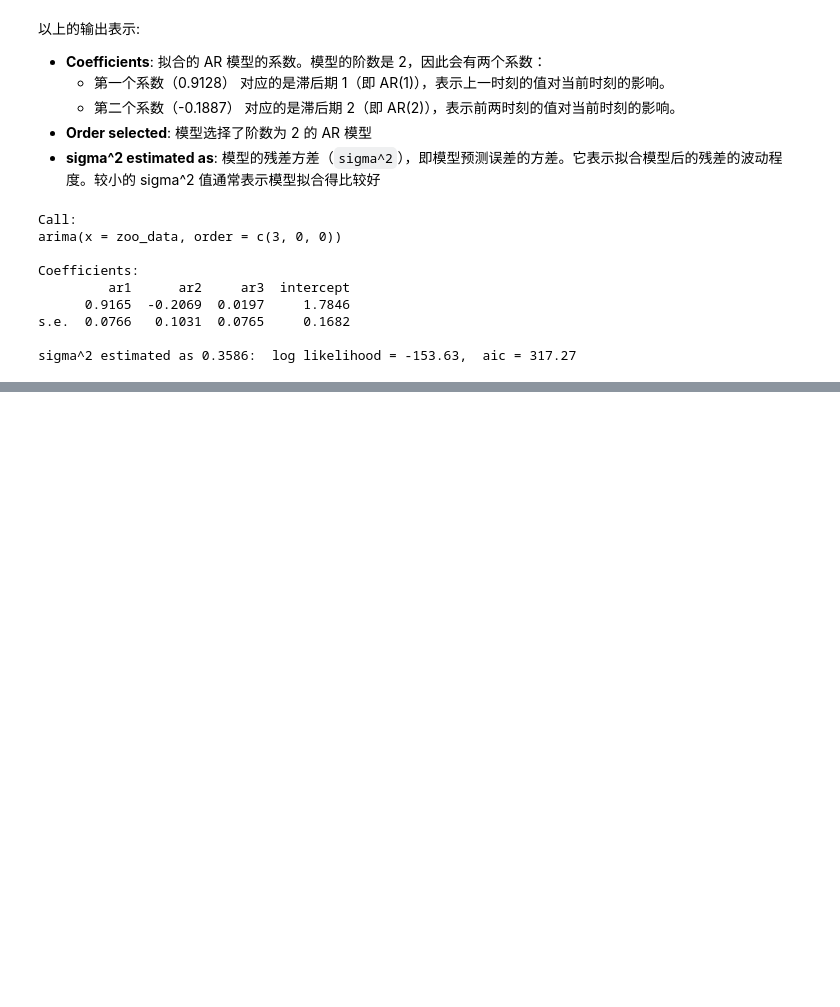
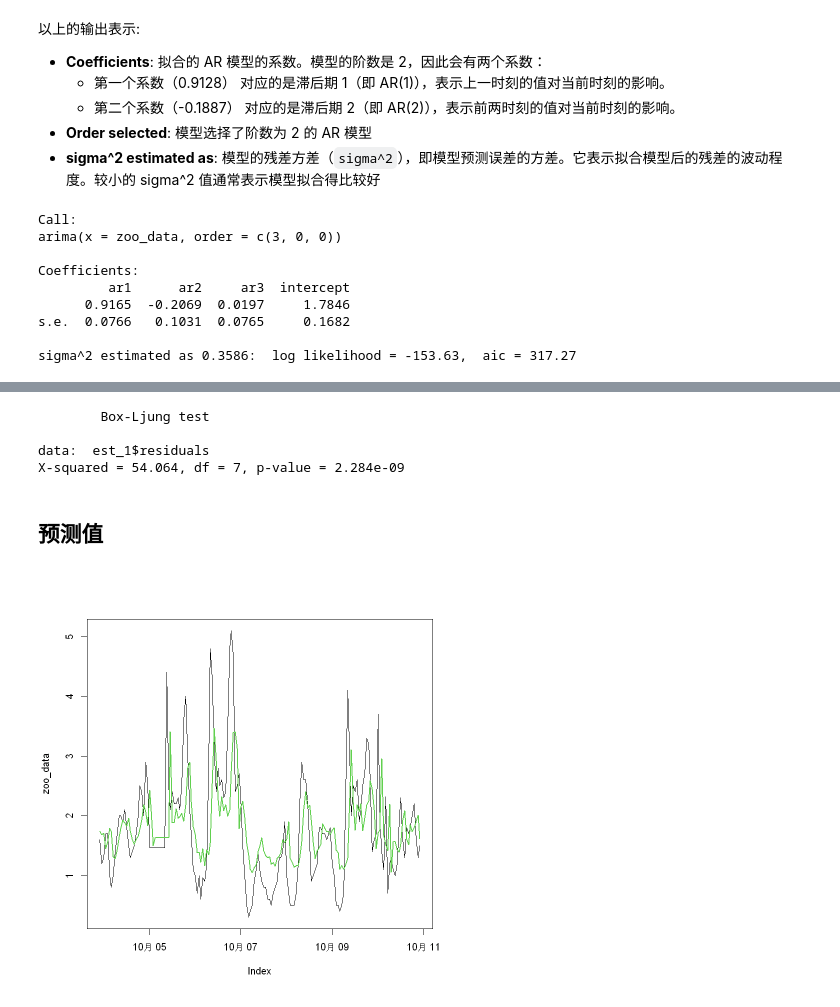
Before and after one commit to 1554823142/time_series_analysis, a Jupyter notebook: my_code/chap6/stastic_modoule.ipynb, the cells around one changed output, grey strips where cells are left out. Cells and saved outputs as stored; diff of their text form; code cells hidden in the pictures; blank space fills up the shorter version.

```diff
--- a/my_code/chap6/stastic_modoule.ipynb
+++ b/my_code/chap6/stastic_modoule.ipynb
@@ -270,0 +306,15 @@ sigma^2 estimated as 0.3586:  log likelihood = -153.63,  aic = 317.27
+# %%
+Box.test(est_1$residuals, lag = 10, type = "Ljung", fitdf = 3)
+# %% [output]
+        Box-Ljung test
+
+data:  est_1$residuals
+X-squared = 54.064, df = 7, p-value = 2.284e-09
+# %% [markdown]
+## 预测值
+# %%
+require(forecast)
+plot(zoo_data, type = 'l')
+lines(fitted(est_1), col = 3, lwd = 2)
+# %% [output]
+[figure, added]
```
Also changed, not shown: parts of 11 cells of this notebook, 1 other file.
